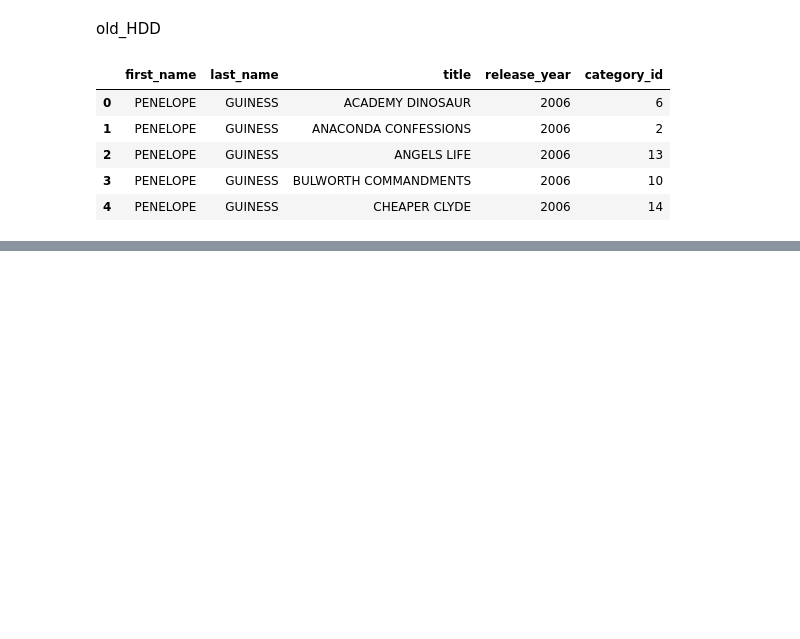
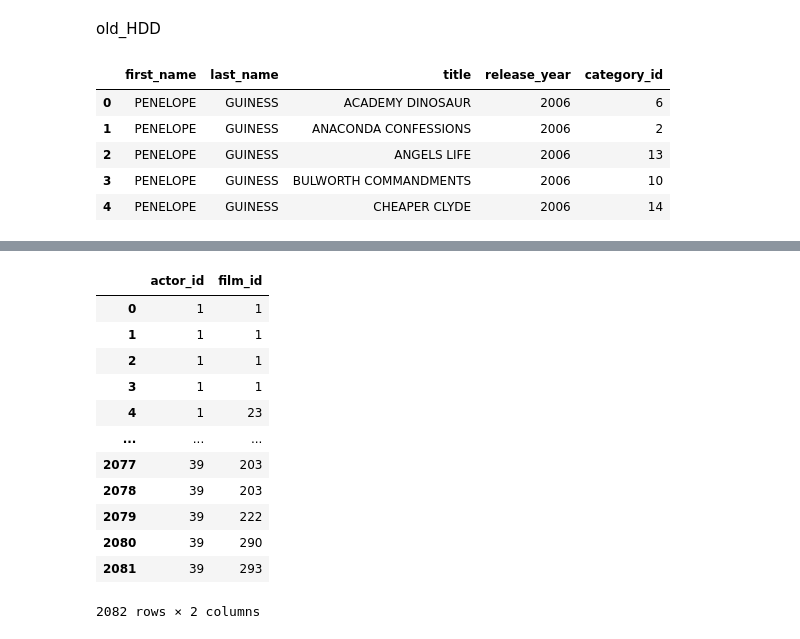
Before and after one commit to carolinariveraa/SQL-Database, a Jupyter notebook: notebook/main.ipynb, the cells around one changed output, grey strips where cells are left out. Drawn from its saved outputs; the diff is of its cells as text; code cells hidden in the pictures; blank space fills up the shorter version.

```diff
--- a/notebook/main.ipynb
+++ b/notebook/main.ipynb
@@ -42,15 +42,6 @@ memory usage: 6.4+ KB
 # %%
 actor['first_name'] = actor['first_name'].astype(str)
 actor['last_name'] = actor['last_name'].astype(str)
-# %%
-# cambio el formato dle nombre
-
-actor['first_name']=actor['first_name'].str.title()
-actor['last_name']=actor['last_name'].str.title()
-
-# elimino la columna last_update?
-
-#actor = actor.drop('last_update',axis=1)
 # %% [markdown]
 #### category.csv
 # %%
@@ -144,0 +167,27 @@ old_HDD.head()
+# %%
+
+# Unimos los DataFrames actor y old_HDD por la columna 'first_name' y 'last_name'
+merged1 = old_HDD.merge(actor, on=['first_name', 'last_name'], how='left')
+
+
+# Unimos los DataFrames merged1 y film por la columna 'title'
+merged2 = merged1.merge(film, on='title', how='left')
+
+# Seleccionamos solo las columnas que deseamos mantener en el nuevo DataFrame
+actor_film = merged2[['actor_id', 'film_id']]
+# %%
+actor_film
+# %% [output]
+|  | actor_id | film_id |
+| 0 | 1 | 1 |
+| 1 | 1 | 1 |
+| 2 | 1 | 1 |
+| 3 | 1 | 1 |
+| 4 | 1 | 23 |
+| ... | ... | ... |
+| 2077 | 39 | 203 |
+| 2078 | 39 | 203 |
+| 2079 | 39 | 222 |
+| 2080 | 39 | 290 |
+| 2081 | 39 | 293 |
+2082 rows × 2 columns
```
Also changed, not shown: parts of 10 cells of this notebook.
